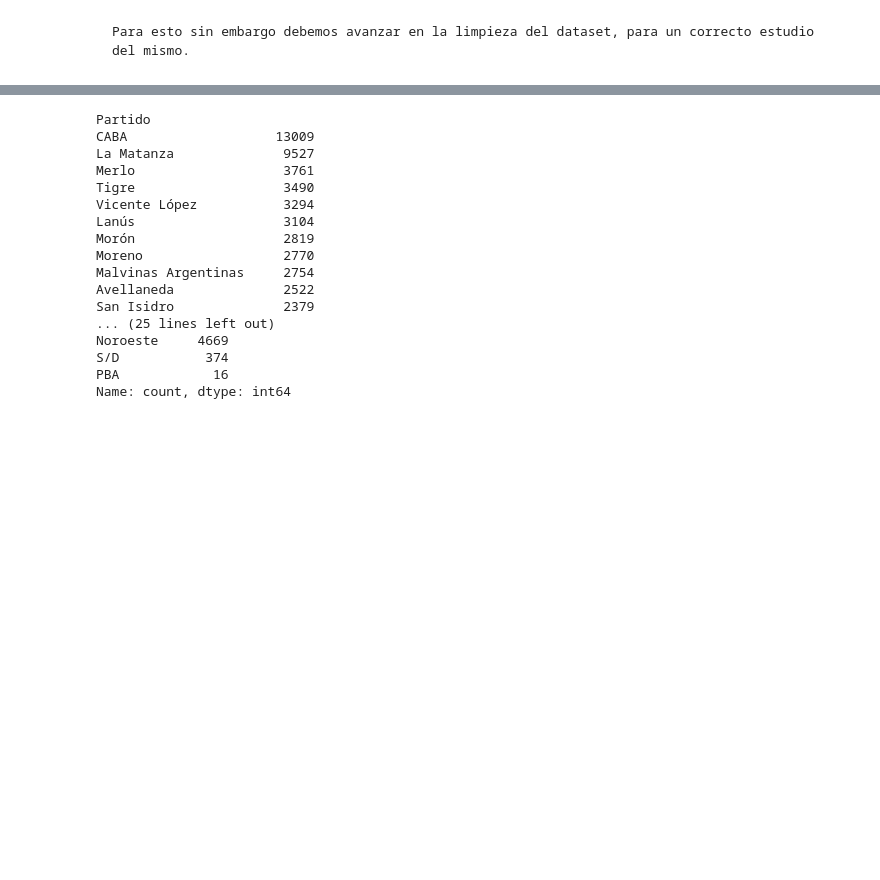
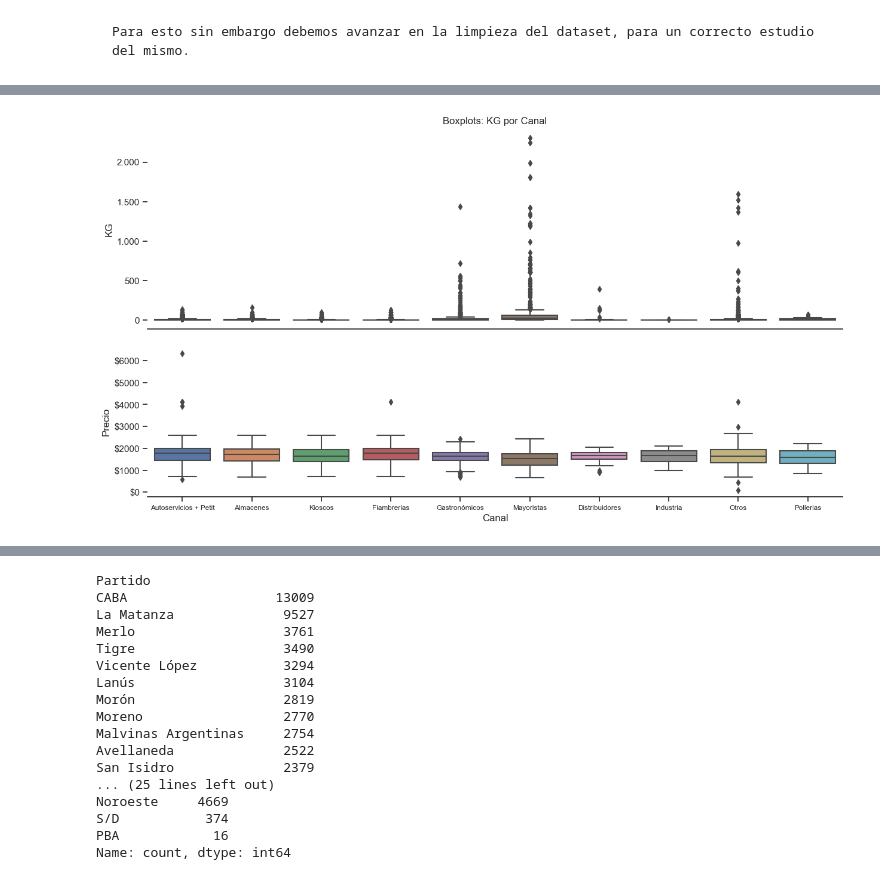
Before and after one commit to Hart-Hunt/Coderhouse---Data-Science, a Jupyter notebook: Pre-Entrega.ipynb, the cells around one changed output, grey strips where cells are left out. Cells and saved outputs as stored; diff of their text form; code cells hidden in the pictures; blank space fills up the shorter version.

```diff
--- a/Pre-Entrega.ipynb
+++ b/Pre-Entrega.ipynb
@@ -91,0 +184,26 @@ df3 = df2.drop (df2 [(df2.KG <= 0) | (df2.Precio <= 1)].index)
+# %%
+# Crear una figura y ejes individuales
+fig = plt.figure(figsize=(15, 8))
+gs = gridspec.GridSpec(2, 1, height_ratios=[4, 3])
+
+# Añadir el primer gráfico
+ax1 = plt.subplot(gs[0])
+sns.boxplot(x=df3['Canal'], y=df3['KG'], ax=ax1)
+ax1.yaxis.set_major_formatter(FuncFormatter(formato_miles_etiqueta))
+ax1.set_title('Boxplots: KG por Canal')
+ax1.set_xlabel('')
+ax1.set_xticks([])
+
+# Añadir el segundo gráfico
+ax2 = plt.subplot(gs[1])
+sns.boxplot(x=df3['Canal'], y=df3['Precio'], ax=ax2)
+ax2.yaxis.set_major_formatter(FuncFormatter(formato_dolar_etiqueta))
+ax2.tick_params(axis='x', labelsize=8.5)
+
+# Ajustar el espacio entre los gráficos
+plt.subplots_adjust(hspace=0.1)
+
+# Mostrar la figura
+plt.show()
+# %% [output]
+[figure, added]
```
Also changed, not shown: parts of 17 cells of this notebook.
